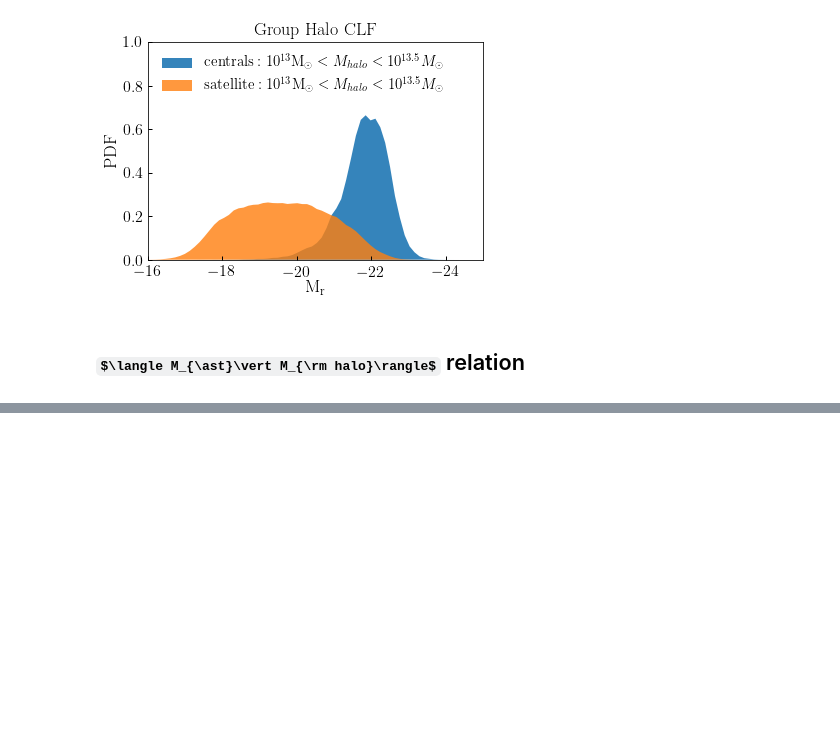
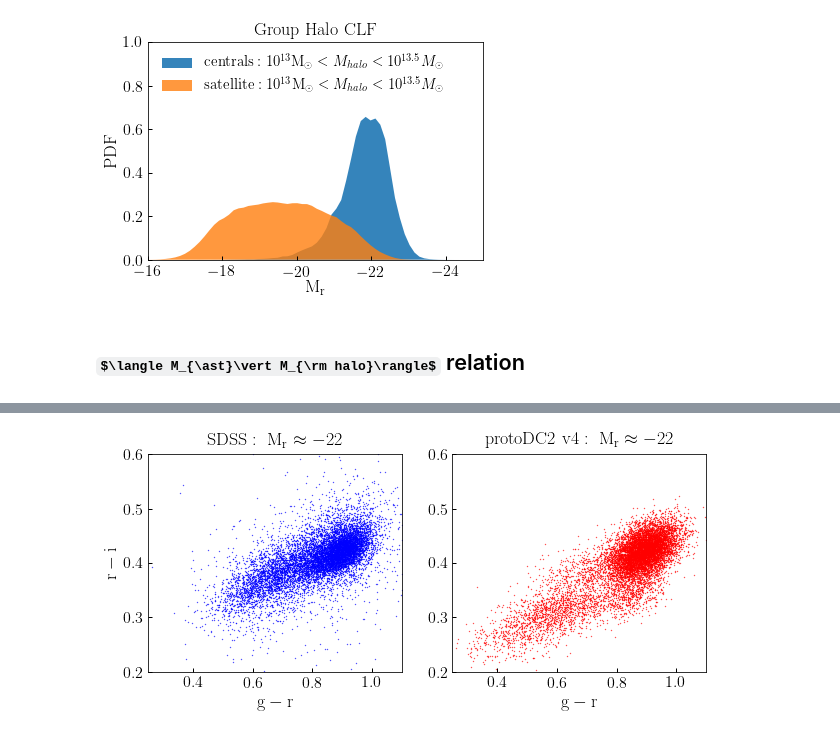
Before and after one commit to LSSTDESC/cosmodc2, a Jupyter notebook: notebooks/demo_protoDC2_v4.ipynb, the cells around one changed output, grey strips where cells are left out. Saved outputs shown, nothing was run; the diff lists cells and outputs as text; code cells hidden in the pictures; some formulas as TeX source; blank space fills up the shorter version.

```diff
--- a/notebooks/demo_protoDC2_v4.ipynb
+++ b/notebooks/demo_protoDC2_v4.ipynb
@@ -281,0 +484,42 @@ title = ax.set_title(r'${\rm central\ galaxy\ stellar}$-${\rm to}$-${\rm halo}$-
+# %%
+faint, bright = -21.5, -22.5
+
+mask = (mock['restframe_extincted_sdss_abs_magr'] < faint) & (mock['restframe_extincted_sdss_abs_magr'] > bright)
+from cosmodc2.sdss_colors.sdss_completeness_model import retrieve_sdss_sample_mask
+sdss_mask = retrieve_sdss_sample_mask(sdss['z'], sdss['restframe_extincted_sdss_abs_magr'],
+                          bright, faint)
+
+
+num_sdss_sample = np.count_nonzero(sdss_mask)
+num_mock_sample = np.count_nonzero(mask)
+num_to_plot = int(min(num_sdss_sample, num_mock_sample)/2)
+
+sdss_indices = np.random.choice(np.arange(num_sdss_sample), num_to_plot, replace=False)
+sdss_sample_gr = sdss['restframe_extincted_sdss_gr'][sdss_mask][sdss_indices.astype(int)]
+sdss_sample_ri = sdss['restframe_extincted_sdss_ri'][sdss_mask][sdss_indices.astype(int)]
+
+mock_indices = np.random.choice(np.arange(num_mock_sample), num_to_plot, replace=False)
+mock_sample_gr = mock['restframe_extincted_sdss_gr'][mask][mock_indices.astype(int)]
+mock_sample_ri = mock['restframe_extincted_sdss_ri'][mask][mock_indices.astype(int)]
+
+fig, (ax1, ax2) = plt.subplots(1, 2, figsize=(10, 4))
+
+__=ax1.scatter(sdss_sample_gr, sdss_sample_ri, s=0.1, color='blue')
+__=ax2.scatter(mock_sample_gr, mock_sample_ri, s=0.1, color='red')
+
+
+xlim = ax1.set_xlim(0.25, 1.1)
+ylim = ax1.set_ylim(0.2, 0.6)
+xlim = ax2.set_xlim(0.25, 1.1)
+ylim = ax2.set_ylim(0.2, 0.6)
+
+xlabel = ax1.set_xlabel(r'${\rm g-r}$')
+xlabel2 = ax2.set_xlabel(r'${\rm g-r}$')
+ylabel = ax1.set_ylabel(r'${\rm r-i}$')
+title1 = ax1.set_title(r'${\rm SDSS:\ M_r \approx -22}$')
+title2 = ax2.set_title(r'${\rm protoDC2\ v4:\ M_r \approx -22}$')
+
+figname = 'sdss_gr_ri_vs_magr22.pdf'
+fig.savefig(figname, bbox_extra_artists=[xlabel3], bbox_inches='tight')
+# %% [output]
+[figure, added]
```
Also changed, not shown: parts of 20 cells of this notebook, 1 other file.
